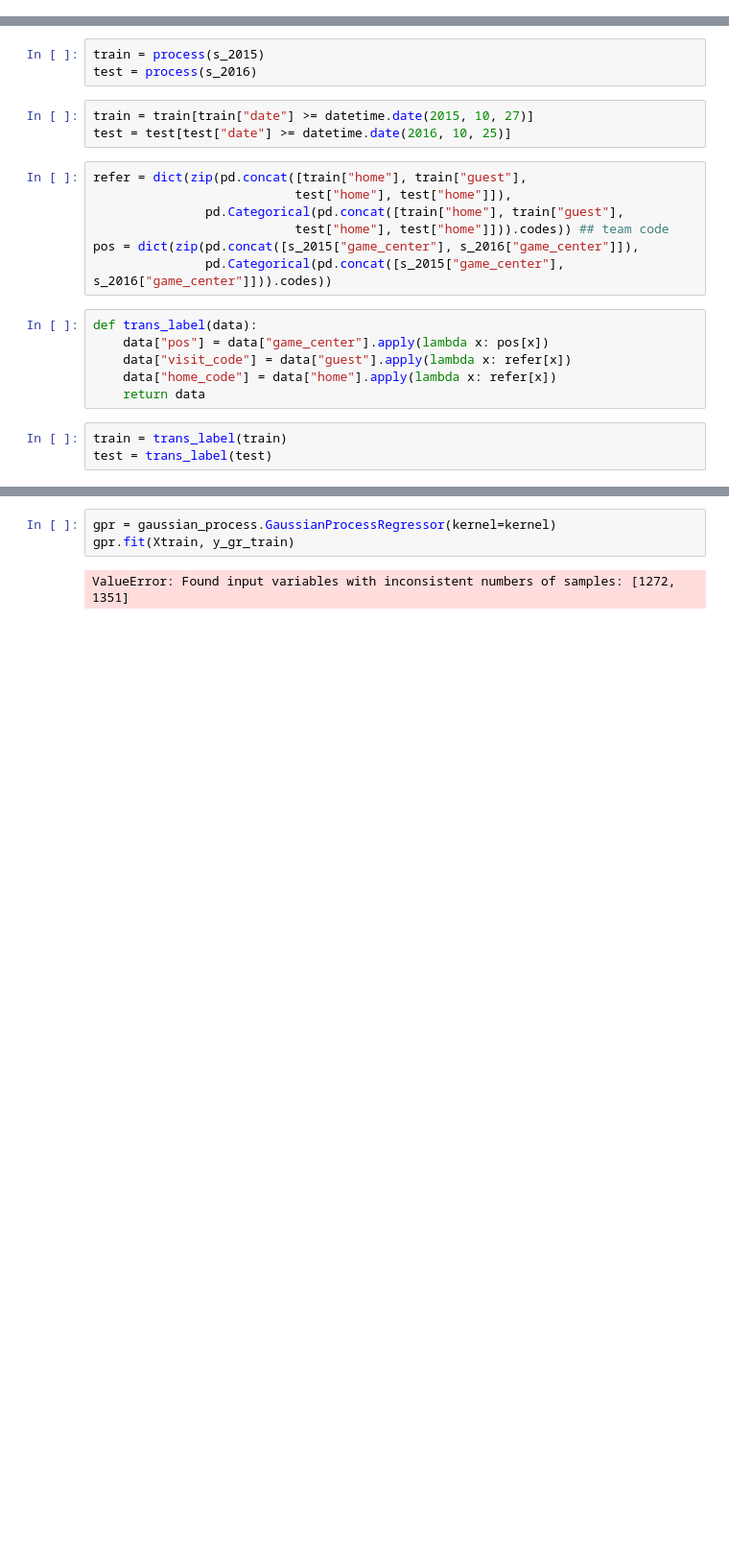
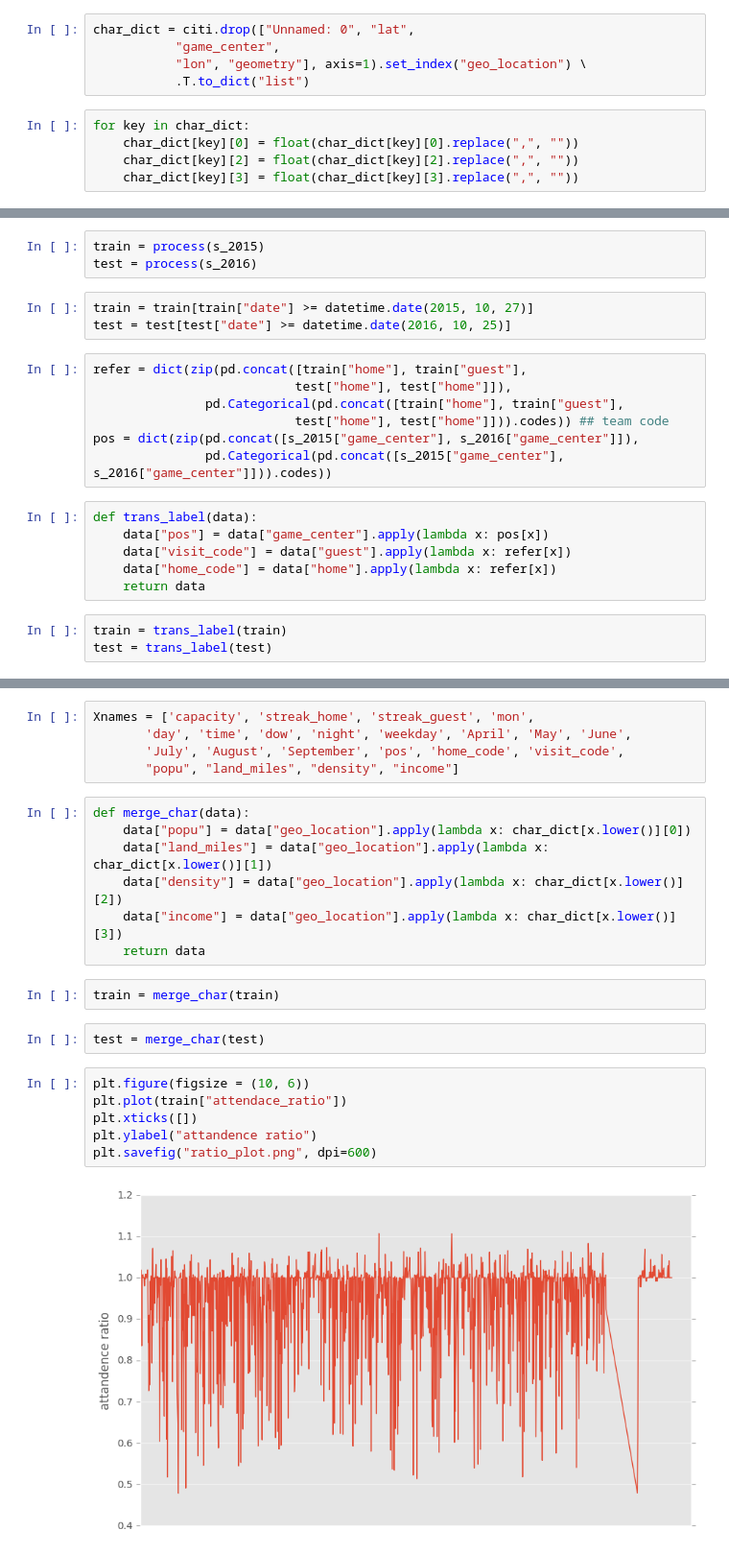
Before and after one commit to connorchency/Game-Attendance, a Jupyter notebook: model_building.ipynb, the cells around one changed output, grey strips where cells are left out. Shown at 96% size. Drawn from its saved outputs; the diff is of its cells as text; blank space fills up the shorter version.

```diff
--- a/model_building.ipynb
+++ b/model_building.ipynb
@@ -15,3 +23,13 @@ s_2016 = pd.read_csv("data/input_2016.csv")
+# %%
+char_dict = citi.drop(["Unnamed: 0", "lat",
+           "game_center",
+           "lon", "geometry"], axis=1).set_index("geo_location") \
+           .T.to_dict("list")
+# %%
+for key in char_dict:
+    char_dict[key][0] = float(char_dict[key][0].replace(",", ""))
+    char_dict[key][2] = float(char_dict[key][2].replace(",", ""))
+    char_dict[key][3] = float(char_dict[key][3].replace(",", ""))
 # %%
 def process(data):
     data = data.drop("Unnamed: 0", axis = 1)
@@ -482,5 +77,24 @@ kernel = ConstantKernel() + Matern(length_scale=2, nu=3/2) + WhiteKernel(noise_l
-# %%
-gpr = gaussian_process.GaussianProcessRegressor(kernel=kernel)
-gpr.fit(Xtrain, y_gr_train)
-# %% [output]
-ValueError: Found input variables with inconsistent numbers of samples: [1272, 1351]
+# %%
+Xnames = ['capacity', 'streak_home', 'streak_guest', 'mon',
+       'day', 'time', 'dow', 'night', 'weekday', 'April', 'May', 'June',
+       'July', 'August', 'September', 'pos', 'home_code', 'visit_code',
+       "popu", "land_miles", "density", "income"]
+# %%
+def merge_char(data):
+    data["popu"] = data["geo_location"].apply(lambda x: char_dict[x.lower()][0])
+    data["land_miles"] = data["geo_location"].apply(lambda x: char_dict[x.lower()][1])
+    data["density"] = data["geo_location"].apply(lambda x: char_dict[x.lower()][2])
+    data["income"] = data["geo_location"].apply(lambda x: char_dict[x.lower()][3])
+    return data
+# %%
+train = merge_char(train)
+# %%
+test = merge_char(test)
+# %%
+plt.figure(figsize = (10, 6))
+plt.plot(train["attendace_ratio"])
+plt.xticks([])
+plt.ylabel("attandence ratio")
+plt.savefig("ratio_plot.png", dpi=600)
+# %% [output]
+[figure, added]
```
Also changed, not shown: parts of 43 cells of this notebook, 3 other files.
